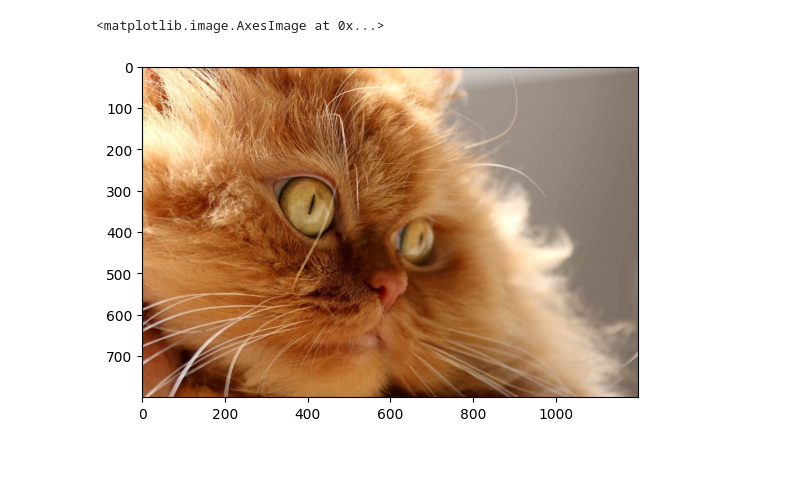
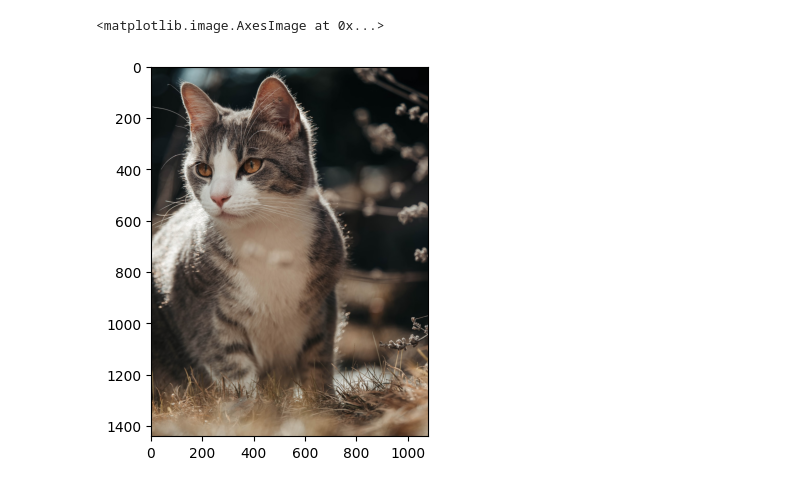
Before and after one commit to basilmt/iq_assignments, a Jupyter notebook: image_using_plt.ipynb, the cells around one changed output. Cells and saved outputs as stored; diff of their text form; code cells hidden in the pictures; blank space fills up the shorter version.

```diff
--- a/image_using_plt.ipynb
+++ b/image_using_plt.ipynb
@@ -6,6 +3,5 @@ import urllib
-# %%
-url = "https://catvills.com/wp-content/uploads/2020/02/dumbest-cat-breeds-f-1.jpg"
-plt.imshow(np.array(PIL.Image.open(urllib.request.urlopen(url))))
-# %% [output]
-<matplotlib.image.AxesImage at 0x...>
-[figure, removed]
+# %%
+plt.imshow(plt.imread("cat.jpg"))
+# %% [output]
+<matplotlib.image.AxesImage at 0x...>
+[figure, added]
```
Also changed, not shown: parts of 1 cell of this notebook, 1 other file.
